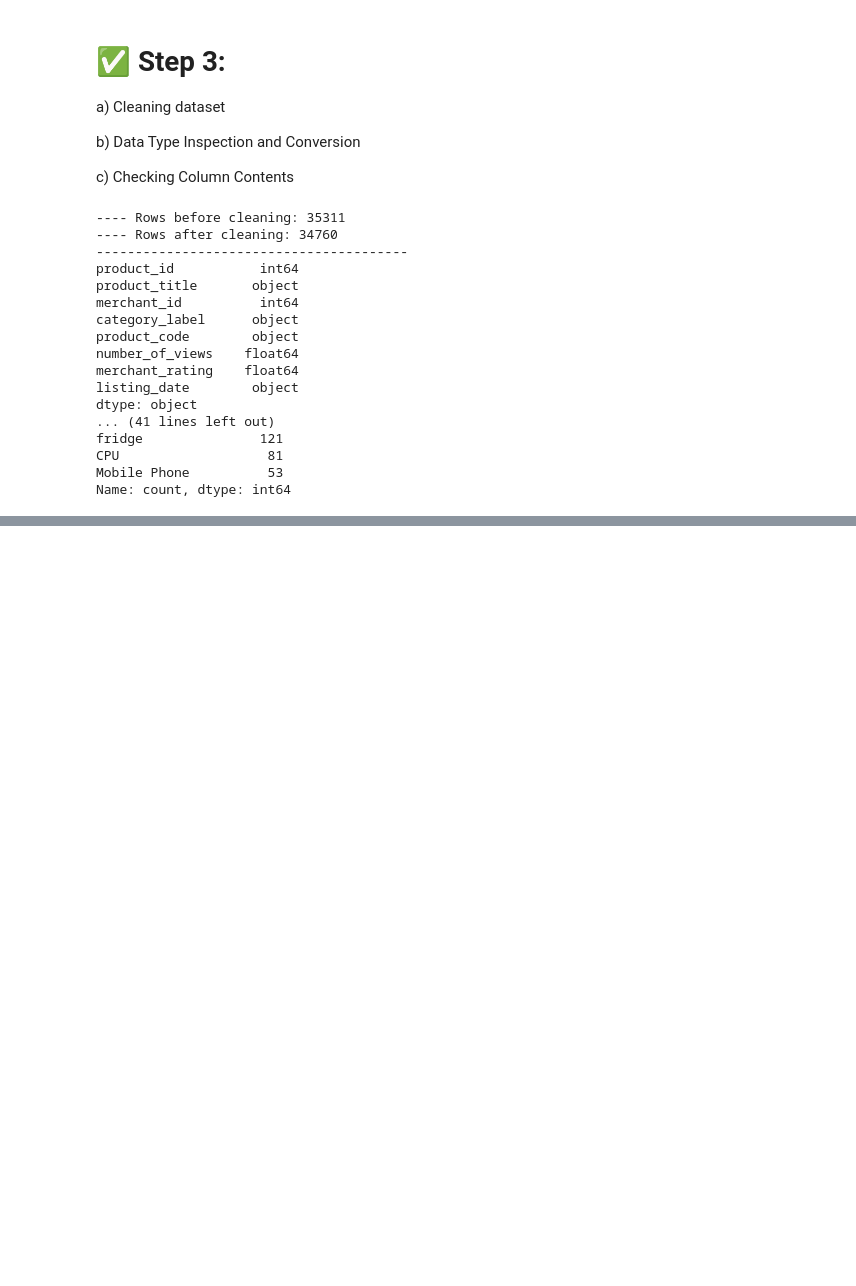
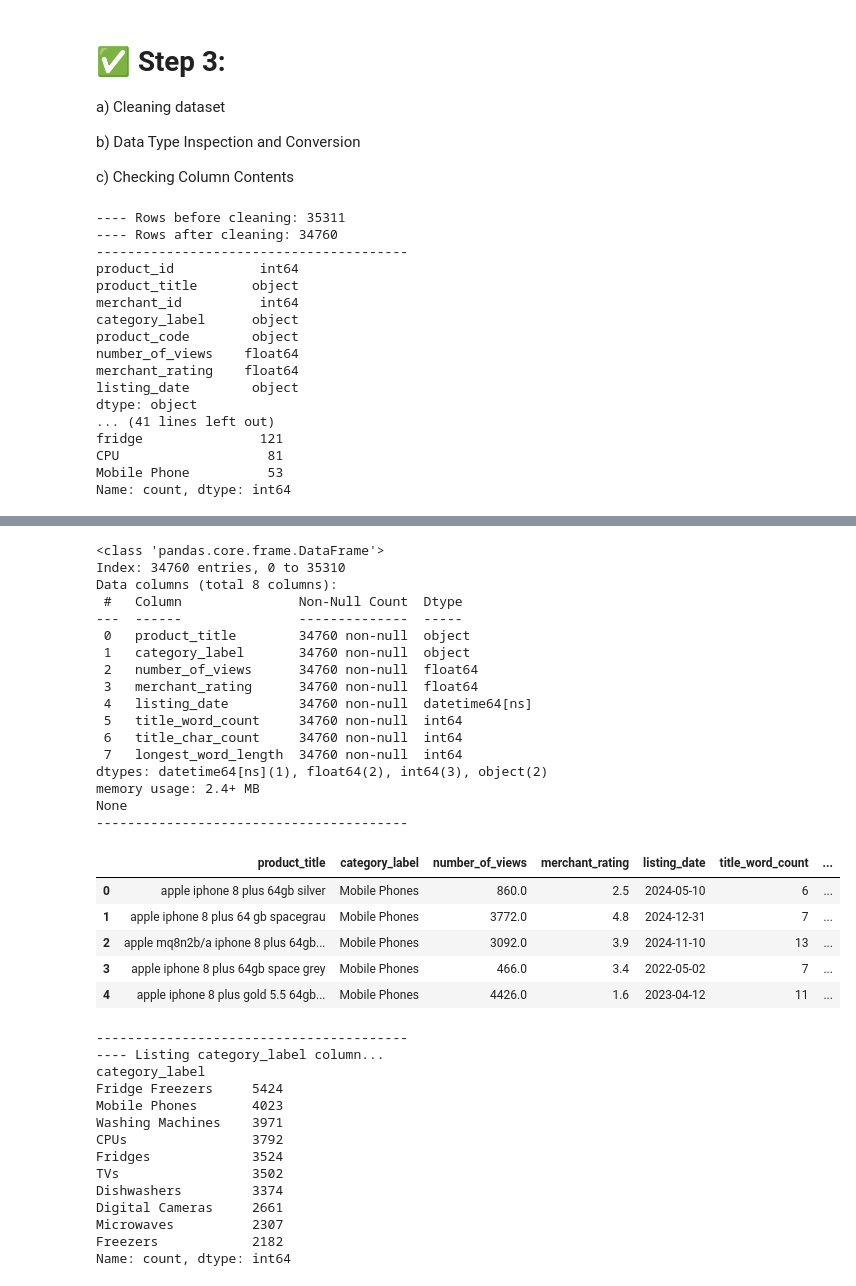
Before and after one commit to adelastrukar44-debug/MACHINE_LEARNING_PROJECT, a Jupyter notebook: notebook/ML_product_analysis.ipynb, the cells around one changed output, grey strips where cells are left out. Drawn from its saved outputs; the diff is of its cells as text; code cells hidden in the pictures; blank space fills up the shorter version.

Commit message:
Implement feature engineering and data preparation

```diff
--- a/notebook/ML_product_analysis.ipynb
+++ b/notebook/ML_product_analysis.ipynb
@@ -172,0 +184,72 @@ Name: count, dtype: int64
+# %%
+# standardize category
+category_mapping = {
+    'Mobile Phone': 'Mobile Phones',
+    'CPU': 'CPUs',
+    'fridge': 'Fridges'
+}
+
+df['category_label'] = df['category_label'].replace(category_mapping)
+
+
+# Remove columns that are not needed for text classification.
+# The model will use product_title as the input feature
+# and category_label as the target variable.
+df = df.drop(columns=
+ ['product_id','merchant_id', 'product_code'])
+
+
+# create new features
+df['title_word_count'] = df['product_title'].str.split().str.len()
+
+df['title_char_count'] = df['product_title'].str.len()
+
+df['longest_word_length'] = df['product_title'].apply(
+    lambda x: max(len(word) for word in x.split())
+)
+# check df
+print(df.info())
+print("-"*40)
+
+display(df.head())
+print("-"*40)
+print("---- Listing category_label column...")
+print(df['category_label'].value_counts())
+# %% [output]
+<class 'pandas.core.frame.DataFrame'>
+Index: 34760 entries, 0 to 35310
+Data columns (total 8 columns):
+ #   Column               Non-Null Count  Dtype
+---  ------               --------------  -----
+ 0   product_title        34760 non-null  object
+ 1   category_label       34760 non-null  object
+ 2   number_of_views      34760 non-null  float64
+ 3   merchant_rating      34760 non-null  float64
+ 4   listing_date         34760 non-null  datetime64[ns]
+ 5   title_word_count     34760 non-null  int64
+ 6   title_char_count     34760 non-null  int64
+ 7   longest_word_length  34760 non-null  int64
+dtypes: datetime64[ns](1), float64(2), int64(3), object(2)
+memory usage: 2.4+ MB
+None
+----------------------------------------
+|  | product_title | category_label | number_of_views | merchant_rating | listing_date | title_word_count | ... |
+| 0 | apple iphone 8 plus 64gb silver | Mobile Phones | 860.0 | 2.5 | 2024-05-10 | 6 | ... |
+| 1 | apple iphone 8 plus 64 gb spacegrau | Mobile Phones | 3772.0 | 4.8 | 2024-12-31 | 7 | ... |
+| 2 | apple mq8n2b/a iphone 8 plus 64gb... | Mobile Phones | 3092.0 | 3.9 | 2024-11-10 | 13 | ... |
+| 3 | apple iphone 8 plus 64gb space grey | Mobile Phones | 466.0 | 3.4 | 2022-05-02 | 7 | ... |
+| 4 | apple iphone 8 plus gold 5.5 64gb... | Mobile Phones | 4426.0 | 1.6 | 2023-04-12 | 11 | ... |
+----------------------------------------
+---- Listing category_label column...
+category_label
+Fridge Freezers     5424
+Mobile Phones       4023
+Washing Machines    3971
+CPUs                3792
+Fridges             3524
+TVs                 3502
+Dishwashers         3374
+Digital Cameras     2661
+Microwaves          2307
+Freezers            2182
+Name: count, dtype: int64
```
Also changed, not shown: parts of 2 cells of this notebook.
